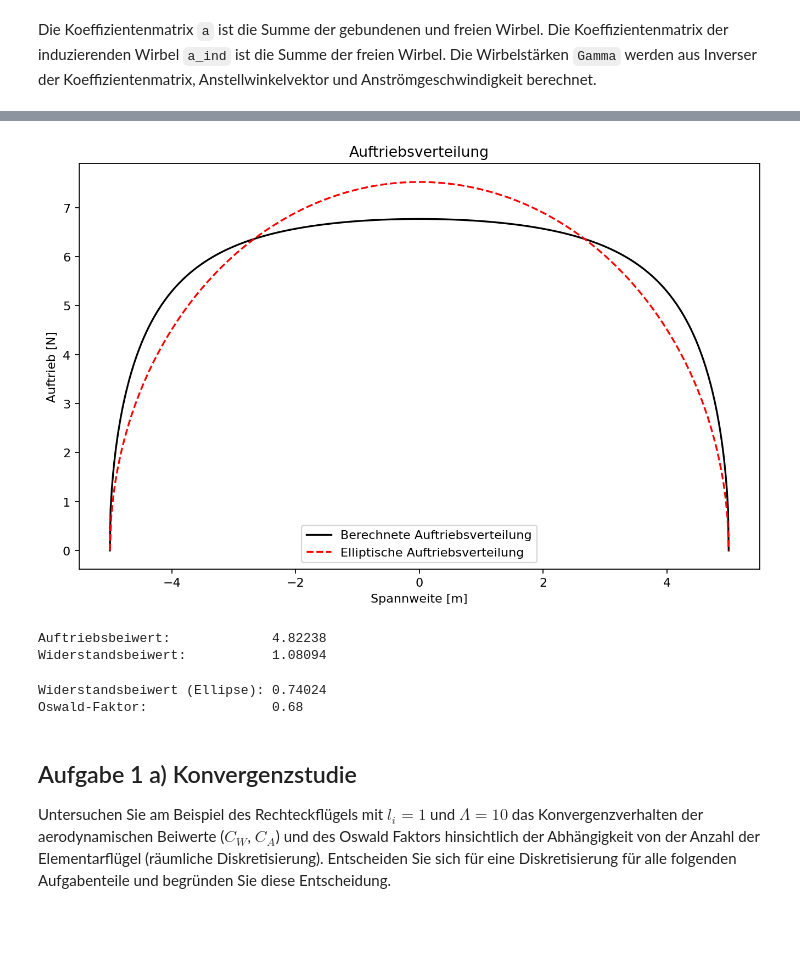
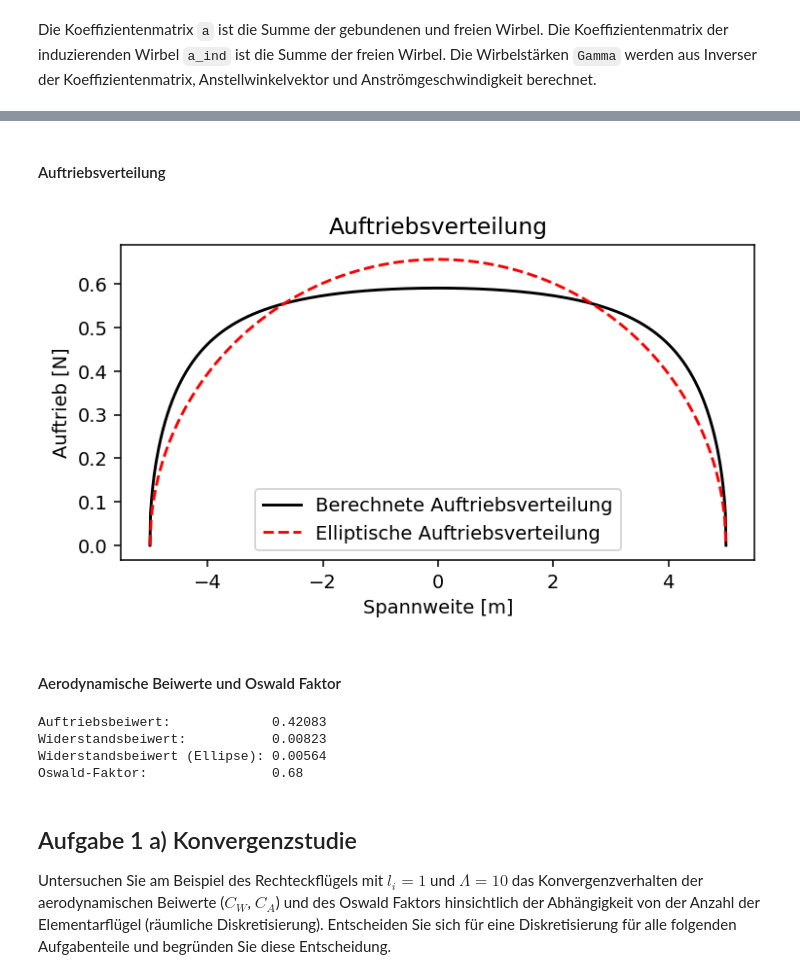
Before and after one commit to AntonSchreiber/aero-lecture, a Jupyter notebook: notebooks/exercise04_Trapez.ipynb, the cells around one changed output, grey strips where cells are left out. Drawn from its saved outputs; the diff is of its cells as text; code cells hidden in the pictures; blank space fills up the shorter version.

```diff
--- a/notebooks/exercise04_Trapez.ipynb
+++ b/notebooks/exercise04_Trapez.ipynb
@@ -92,8 +84,6 @@ HBox(children=(Output(), VBox(children=(VBox(children=(VBox(children=(Label(valu
 # Konstant
 alpha = 5                       # Anstellwinel [deg]
 alpha = alpha / 180 * np.pi     # Anstellwinel [rad]
-# TODO
-alpha = 1
 U_inf = 10.0                    # Anströmgeschwindigkeit [m/s]
 rho = 1.225                     # Dichte [kg/m^3]
 l_i = 1.0                       # Flügeltiefe Wurzel [m]
@@ -231,11 +206,42 @@ for j in range(N):
 Die Koeffizientenmatrix `a` ist die Summe der gebundenen und freien Wirbel.
 Die Koeffizientenmatrix der induzierenden Wirbel `a_ind` ist die Summe der freien Wirbel.
 Die Wirbelstärken `Gamma` werden aus Inverser der Koeffizientenmatrix, Anstellwinkelvektor und Anströmgeschwindigkeit berechnet.
+# %%
+def compute_coeff_matrices(y_a, y_b, y_c, x_a, x_b, x_c):
+    """Berechnet die drei Anteile der Koeffizientenmatrix"""
+    # Initialisieren der Matrizen
+    a_AB = np.zeros((x_a.size, x_a.size))
+    a_Aoo = np.zeros((x_a.size, x_a.size))
+    a_Boo = np.zeros((x_a.size, x_a.size))
+
+    # Berechnen der Anteile der gebundenen Wirbel
+    for j in range(N):
+        for i in range(N):
+            a_AB[i, j] = 1 / (4*np.pi) * (1/((x_c[i] - x_a[j])*(y_c[i] - y_b[j]) - (y_c[i] - y_a[j])*(x_c[i] - x_b[j]))) * (((x_b[j] - x_a[j])*(x_c[i] - x_a[j]) + (y_b[j] - y_a[j])*(y_c[i] - y_a[j]))/ np.sqrt((x_c[i] - x_a[j])**2 + (y_c[i] - y_a[j])**2) - ((x_b[j] - x_a[j])*(x_c[i] - x_b[j]) + (y_b[j] - y_a[j])*(y_c[i] - y_b[j]))/ np.sqrt((x_c[i] - x_b[j])**2 + (y_c[i] - y_b[j])**2))
+
+    # Berechnen der Anteile der freien Wirbel der linken Seite
+    for j in range(N):
+        for i in range(N):
+            a_Aoo[i, j] = 1 / (4*np.pi) * 1/(y_a[j] - y_c[i]) * ((x_c[i] - x_a[j])/ (np.sqrt((x_c[i] - x_a[j])**2 + (y_c[i] - y_a[j])**2)) + 1)
+
+    # Berechnen der Anteile der freien Wirbel der rechten Seite
+    for j in range(N):
+        for i in range(N):
+            a_Boo[i, j] = 1 / (4*np.pi) * 1/(y_b[j] - y_c[i]) * ((x_c[i] - x_b[j])/ (np.sqrt((x_c[i] - x_b[j])**2 + (y_c[i] - y_b[j])**2)) + 1)
+
+    return a_AB, a_Aoo, a_Boo
 # %%
+# Berechnen der Anteile der Koeffizientenmatrix
+a_AB, a_Aoo, a_Boo = compute_coeff_matrices(y_a, y_b, y_c, x_a, x_b, x_c)
+
 a = a_AB + a_Aoo - a_Boo                # Koeffizientenmatrix
 a_ind = a_Aoo - a_Boo                   # Koeffizientenmatrix der induzierenden Wirbel
 alpha_g = np.full((x_a.size), alpha)    # Anstellwinkelvektor
 
-Gamma = np.linalg.solve(a, alpha_g * (- U_inf)) # löst Ax = B
+# Löst das lineare Gleichungssystem Ax = b, wobei
+# A - Koeffizientenmatrix a
+# x - Zirkulationsvektor Gamma
+# B - Koeffizientenvektor alpha_g * (- U_inf)
+Gamma = np.linalg.solve(a, alpha_g * (- U_inf))
 # %% [markdown]
 ### 4.1.6 Berechnung von Kräften und Beiwerten
@@ -256,35 +263,37 @@ Induzierter Widerstand:       662.07 N
+# %% [markdown]
+#### Auftriebsverteilung
 # %%
-# Auftriebsverteilung plotten
-
 # Hinzufügen von Endpunkten zum plotten
 A_j = np.insert(A_j, 0, 0)
 A_j = np.append(A_j, 0)
 y_c = np.insert(y_c, 0, -s)
 y_c = np.append(y_c, s)
 
-# Berechne die Fläche unter der berechneten Auftriebsverteilung
+# Berechnen der Fläche unter der berechneten Auftriebsverteilung
 area_distr = np.trapz(A_j, y_c)
 
-# Erzeuge die elliptische Auftriebsverteilung
+# Erzeugen einer elliptischen Auftriebsverteilung
 y_elliptisch = np.linspace(-s, s, len(y_c))
 A_elliptisch_raw = np.sqrt(1 - (y_elliptisch / s) ** 2)
 
-# Skaliere die elliptische Verteilung so, dass die Flächen gleich sind
+# Skalieren der elliptischen Verteilung, sodass die resultierende Auftriebskraft identisch ist
 area_elliptisch_raw = np.trapz(A_elliptisch_raw, y_elliptisch)
 scale_factor = area_distr / area_elliptisch_raw
 A_elliptisch = A_elliptisch_raw * scale_factor
 
 # Plotten der Auftriebsverteilungen
-plt.figure(figsize=(10, 6))
+plt.figure(figsize=(6, 3))
 plt.plot(y_c, A_j, '-', color="black", label='Berechnete Auftriebsverteilung')
 plt.plot(y_elliptisch, A_elliptisch, '--', color="red", label='Elliptische Auftriebsverteilung')
 plt.xlabel('Spannweite [m]')
 plt.ylabel('Auftrieb [N]')
 plt.title('Auftriebsverteilung')
 plt.legend()
 plt.show()
 # %% [output]
-[figure, old version]
+[figure, new version]
+# %% [markdown]
+#### Aerodynamische Beiwerte und Oswald Faktor
 # %%
 # Auftriebsbeiwert
 C_A = 2*A / rho / U_inf**2 / S
@@ -292,23 +301,21 @@ C_A = 2*A / rho / U_inf**2 / S
 # Widerstandsbeiwert (induziert)
 C_W_ind = 2*W_ind / rho / U_inf**2 / S
 
+# Induzierter Widerstand der elliptischen Zirkulationsverteilung
+C_W_ind_ell = C_A**2 / AR / np.pi
+
+# Oswald Faktor
+Oswald = C_W_ind_ell / C_W_ind
+
 print("Auftriebsbeiwert:            ", "%.5f" % C_A)
 print("Widerstandsbeiwert:          ", "%.5f" % C_W_ind)
+print("Widerstandsbeiwert (Ellipse):", "%.5f" % C_W_ind_ell)
+print("Oswald-Faktor:               ", "%.2f" % Oswald)
 # %% [output]
-Auftriebsbeiwert:             4.82238
-Widerstandsbeiwert:           1.08094
+Auftriebsbeiwert:             0.42083
+Widerstandsbeiwert:           0.00823
+Widerstandsbeiwert (Ellipse): 0.00564
+Oswald-Faktor:                0.68
-# %%
-# Induzierter Widerstand der elliptischen Zirkulationsverteilung
-C_W_ind_ell = C_A**2 / AR / np.pi
-
-# Oswald Faktor
-Oswald = C_W_ind_ell / C_W_ind
-
-print("Widerstandsbeiwert (Ellipse):", "%.5f" % C_W_ind_ell)
-print("Oswald-Faktor:               ", "%.2f" % Oswald)
-# %% [output]
-Widerstandsbeiwert (Ellipse): 0.74024
-Oswald-Faktor:                0.68
 # %% [markdown]
 ## Aufgabe 1 a) Konvergenzstudie
 
```
Also changed, not shown: parts of 27 cells of this notebook, 1 other file.
